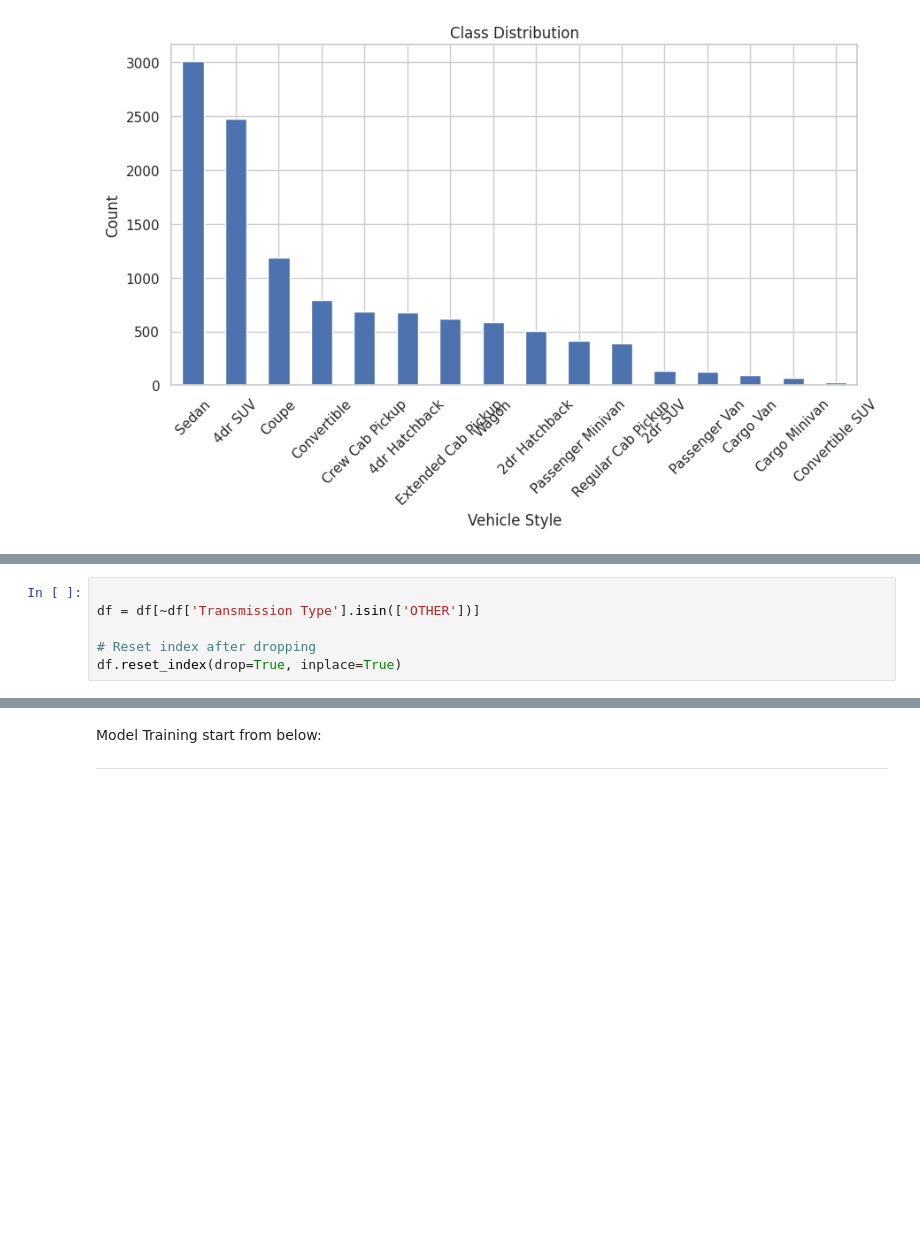
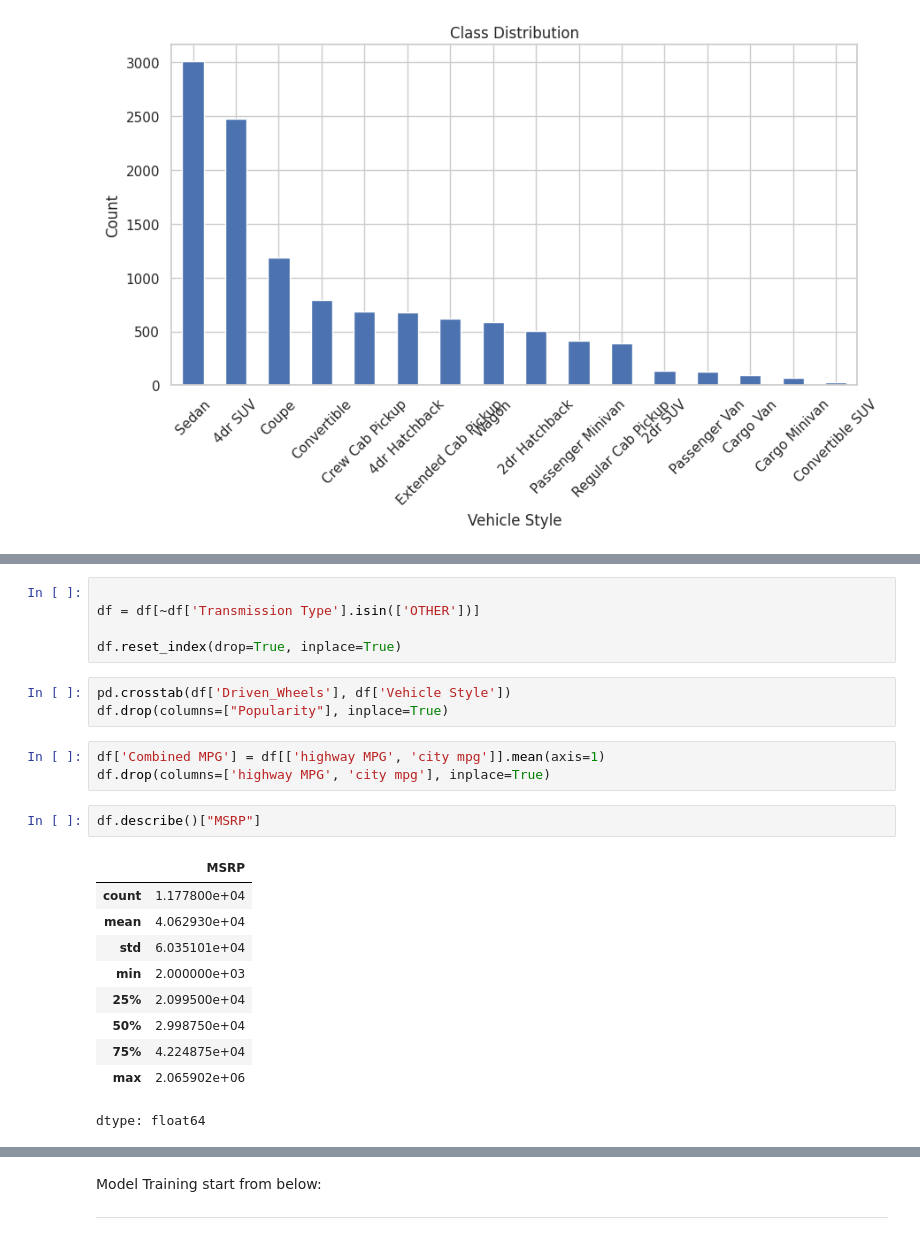
Before and after one commit to dhanesh-vaghasiya/car-model-predictor, a Jupyter notebook: main.ipynb, the cells around one changed output, grey strips where cells are left out. Saved outputs shown, nothing was run; the diff lists cells and outputs as text; blank space fills up the shorter version.

```diff
--- a/main.ipynb
+++ b/main.ipynb
@@ -188,5 +188,23 @@ pd.crosstab(df['Transmission Type'], df['Vehicle Style'])
 
 df = df[~df['Transmission Type'].isin(['OTHER'])]
 
-# Reset index after dropping
 df.reset_index(drop=True, inplace=True)
+# %%
+pd.crosstab(df['Driven_Wheels'], df['Vehicle Style'])
+df.drop(columns=["Popularity"], inplace=True)
+# %%
+df['Combined MPG'] = df[['highway MPG', 'city mpg']].mean(axis=1)
+df.drop(columns=['highway MPG', 'city mpg'], inplace=True)
+# %%
+df.describe()["MSRP"]
+# %% [output]
+|  | MSRP |
+| count | 1.177800e+04 |
+| mean | 4.062930e+04 |
+| std | 6.035101e+04 |
+| min | 2.000000e+03 |
+| 25% | 2.099500e+04 |
+| 50% | 2.998750e+04 |
+| 75% | 4.224875e+04 |
+| max | 2.065902e+06 |
+dtype: float64
```
Also changed, not shown: parts of 12 cells of this notebook.
